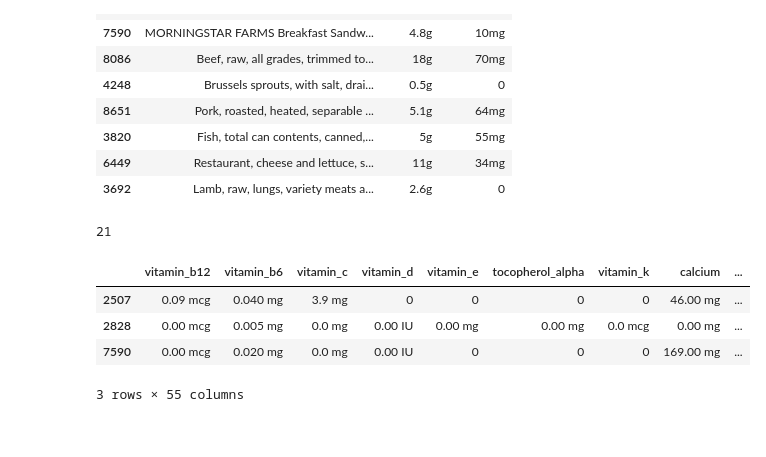
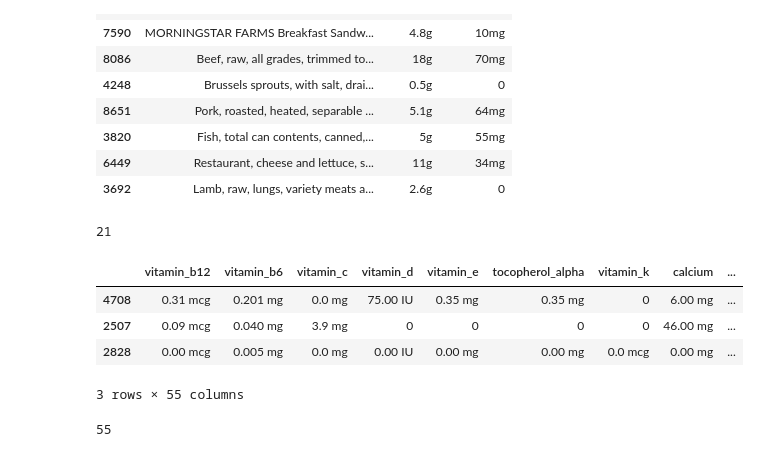
Before and after one commit to tasnimxpress/Python-for-Data-Science, a Jupyter notebook: Pandas/09.ReadData.ipynb, the cells around one changed output. Drawn from its saved outputs; the diff is of its cells as text; code cells hidden in the pictures.

```diff
--- a/Pandas/09.ReadData.ipynb
+++ b/Pandas/09.ReadData.ipynb
@@ -542,10 +556,15 @@ new_df.columns.get_loc('vitamin_b12')
 # %% [output]
 21
 # %%
-new_df.iloc[1:4, 21:]
+new_df.iloc[0:3, 21:]
 # %% [output]
 |  | vitamin_b12 | vitamin_b6 | vitamin_c | vitamin_d | vitamin_e | tocopherol_alpha | vitamin_k | calcium | ... |
+| 4708 | 0.31 mcg | 0.201 mg | 0.0 mg | 75.00 IU | 0.35 mg | 0.35 mg | 0 | 6.00 mg | ... |
 | 2507 | 0.09 mcg | 0.040 mg | 3.9 mg | 0 | 0 | 0 | 0 | 46.00 mg | ... |
 | 2828 | 0.00 mcg | 0.005 mg | 0.0 mg | 0.00 IU | 0.00 mg | 0.00 mg | 0.0 mcg | 0.00 mg | ... |
-| 7590 | 0.00 mcg | 0.020 mg | 0.0 mg | 0.00 IU | 0 | 0 | 0 | 169.00 mg | ... |
 3 rows × 55 columns
+# %%
+labels = list(range(21, new_df.shape[1]))
+len(labels)
+# %% [output]
+55
```
Also changed, not shown: parts of 5 cells of this notebook.
